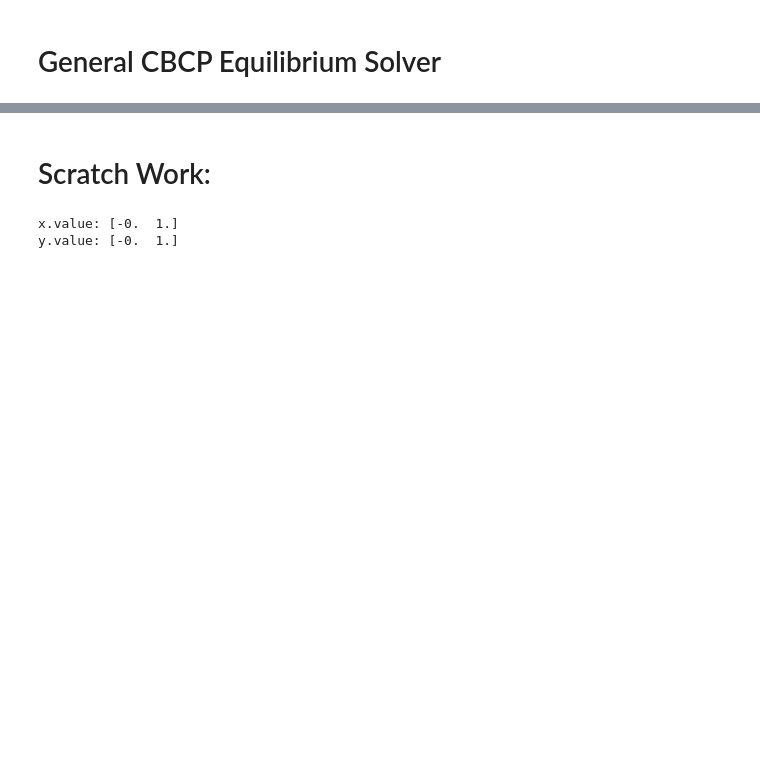
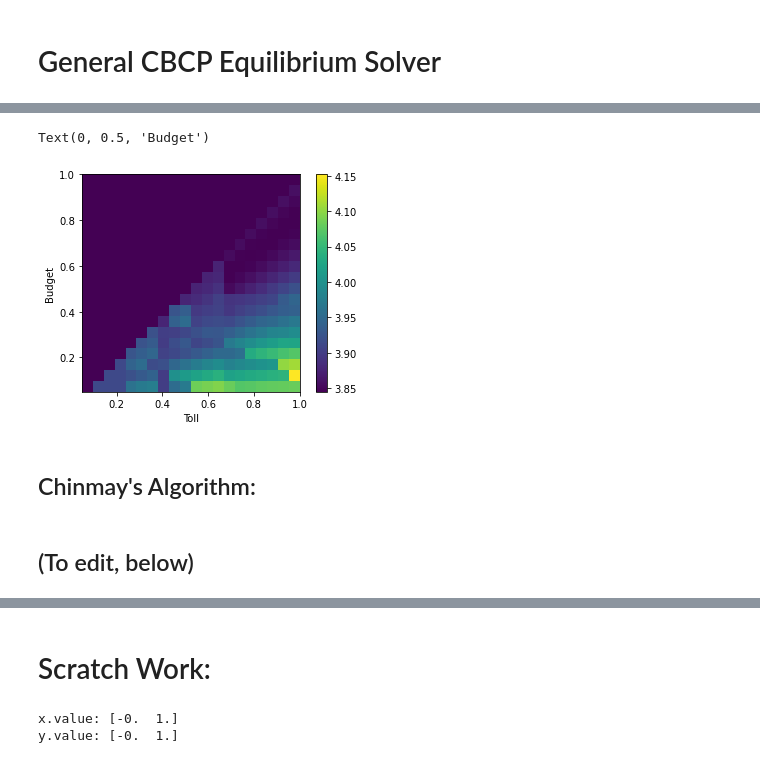
Before and after one commit to chihyuanchiu/CBCP_Credit_Discount, a Jupyter notebook: frank/Bilevel_Optimization.ipynb, the cells around one changed output, grey strips where cells are left out. Drawn from its saved outputs; the diff is of its cells as text; code cells hidden in the pictures; blank space fills up the shorter version.

```diff
--- a/frank/Bilevel_Optimization.ipynb
+++ b/frank/Bilevel_Optimization.ipynb
@@ -24,0 +34,4 @@ array([3, 4])
+# %%
+grad = np.array([0, 1, 2, 3, 4])
+
+grad[2:]
@@ -103,3 +156,26 @@ def solve_CBCP_direct_11(tau, B, v_I, v_E, a = np.array([1, 0]), input_flow = 1)
     print("y_in.value:", y_in.value)
 
     return y_el.value, y_in.value
+# %%
+def welfare_obj(lambda_E, lambda_R, lambda_I, tau, v_I, v_E, y_el, y_in, a):
+
+    # y = (\hat y_1 E, \tilde y_1 E, y_2 E, y_1 I, y_2 I)
+    # y_el = (\hat y_1 E, \tilde y_1 E, y_2 E)
+    # y_in = (y_1 I, y_2 I)
+
+    ell_1 = a[1] * (y_el[0] + y_el[1] + y_in[0]) + a[0]
+    ell_2 = a[1] * (y_el[2] + y_in[1]) + a[0]
+
+    obj_E = tau * y_el[0] + v_E * (ell_1 * (y_el[0] + y_el[1]) + ell_2 * y_el[2])
+
+    # TODO
+
+    obj_R = tau * (y_el[0] + y_in[0])
+
+    obj_I = tau * y_in[0] + v_I * (ell_1 * (y_el[0] + y_el[1] + y_el[2]) + ell_2 * (y_in[0] + y_in[1]) )
+
+    print("obj_E.shape:", obj_E.shape)
+    print("obj_R:", obj_R)
+    print("obj_I:", obj_I)
+
+    return lambda_E * obj_E - lambda_R * obj_R + lambda_I * obj_I
@@ -105,0 +289,18 @@ def solve_CBCP_direct_11(tau, B, v_I, v_E, a = np.array([1, 0]), input_flow = 1)
+# %%
+# lambda_E, lambda_R, lambda_I = 1.0, 1.0, 1.0
+
+# plt.imshow(welfare_obj_arr.T, vmin = min(welfare_obj_list), vmax = max(welfare_obj_list), origin='lower')
+plt.imshow(welfare_obj_arr.T, extent=[np.min(tau_arr), np.max(tau_arr), np.min(B_arr), np.max(B_arr)], \
+           vmin = min(welfare_obj_list), vmax = max(welfare_obj_list), origin='lower')
+
+plt.colorbar()
+plt.xlabel("Toll")
+plt.ylabel("Budget")
+# plt.xticks(x_positions, x_labels)
+# %% [output]
+Text(0, 0.5, 'Budget')
+[figure, added]
+# %% [markdown]
+## Chinmay's Algorithm:
+# %% [markdown]
+## (To edit, below)
```
Also changed, not shown: parts of 14 cells of this notebook.
